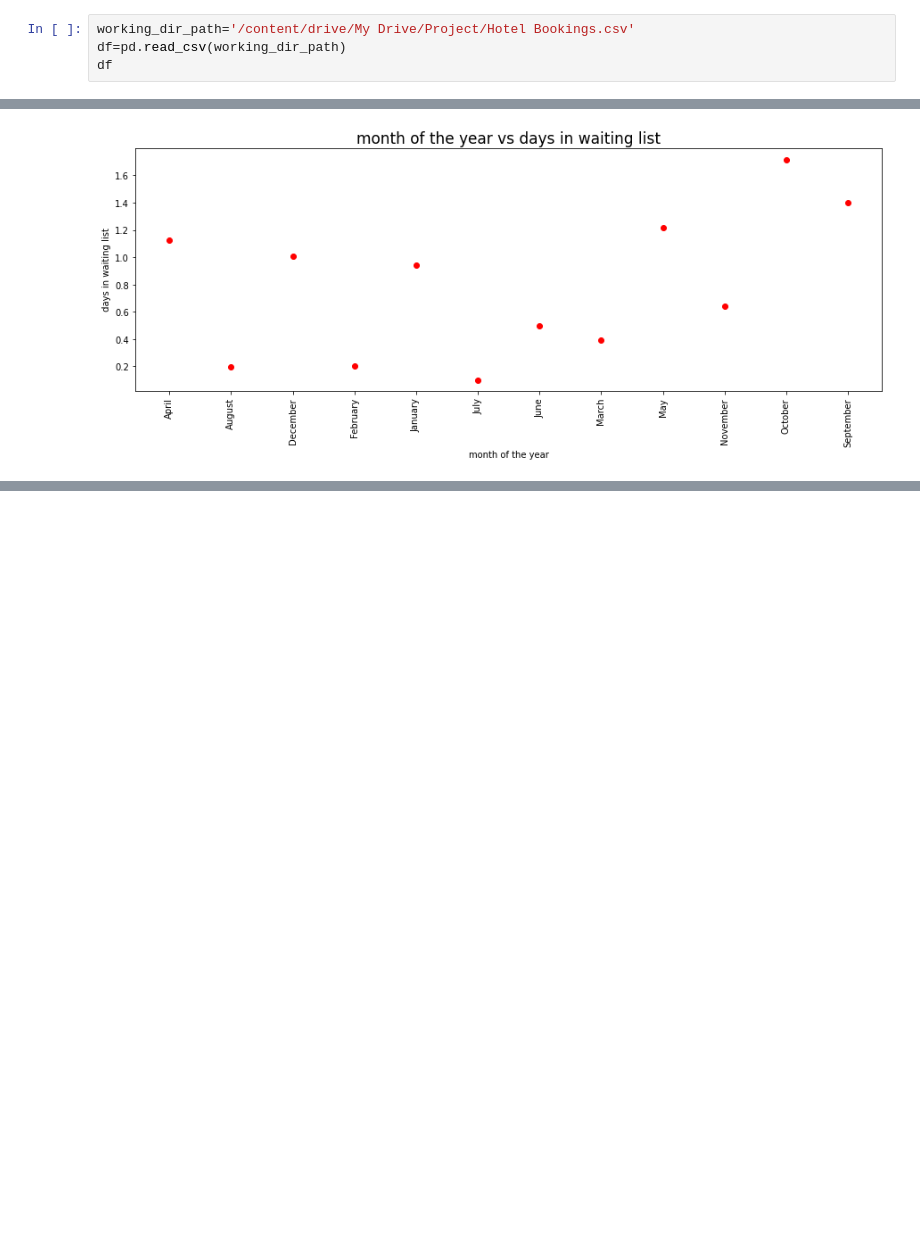
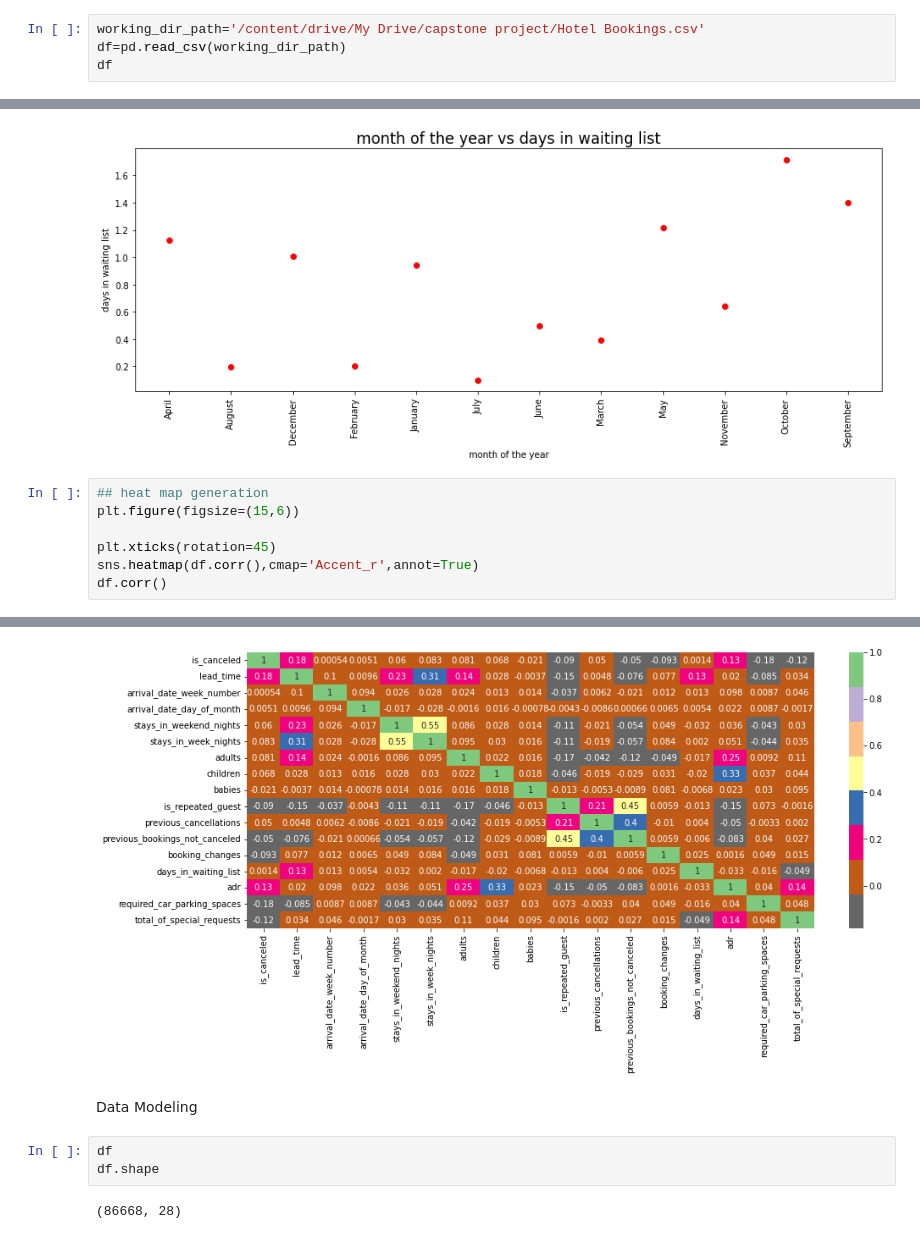
Before and after one commit to sudhakarkothuru/EDA-on-HOTEL-BOOKINGS, a Jupyter notebook: EDA_Hotel_Booking_Analysis.ipynb, the cells around one changed output, grey strips where cells are left out. Saved outputs shown, nothing was run; the diff lists cells and outputs as text; blank space fills up the shorter version.

Commit message:
Data Modeling

```diff
--- a/EDA_Hotel_Booking_Analysis.ipynb
+++ b/EDA_Hotel_Booking_Analysis.ipynb
@@ -20,5 +20,5 @@ Drive already mounted at /content/drive; to attempt to forcibly remount, call dr
 # %%
-working_dir_path='/content/drive/My Drive/Project/Hotel Bookings.csv'
+working_dir_path='/content/drive/My Drive/capstone project/Hotel Bookings.csv'
 df=pd.read_csv(working_dir_path)
 df
 # %% [output]
@@ -494,3 +494,11 @@ plt.ylabel(' days in waiting list')
 plt.show()
 # %% [output]
 [figure]
+# %%
+## heat map generation
+plt.figure(figsize=(15,6))
+
+plt.xticks(rotation=45)
+sns.heatmap(df.corr(),cmap='Accent_r',annot=True)
+df.corr()
+# %% [output]
@@ -496,0 +523,8 @@ plt.show()
+[figure, added]
+# %% [markdown]
+Data Modeling
+# %%
+df
+df.shape
+# %% [output]
+(86668, 28)
```
Also changed, not shown: parts of 9 cells of this notebook.
